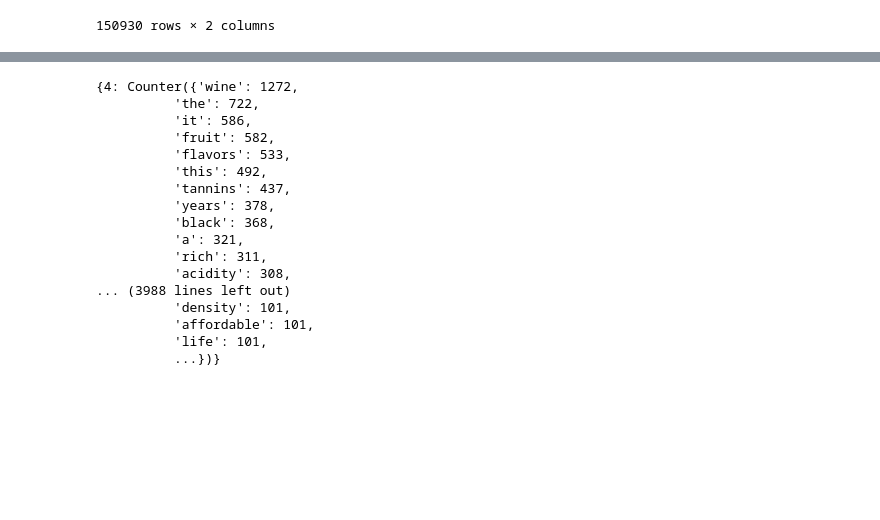
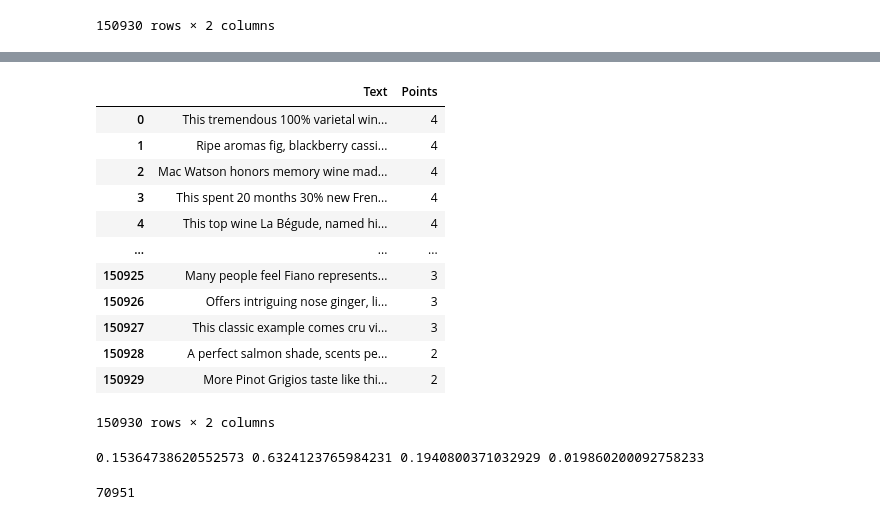
Before and after one commit to mistrydev6/Wine_Naive_Bayes, a Jupyter notebook: PA.ipynb, the cells around one changed output, grey strips where cells are left out. Saved outputs shown, nothing was run; the diff lists cells and outputs as text; code cells hidden in the pictures; blank space fills up the shorter version.

```diff
--- a/PA.ipynb
+++ b/PA.ipynb
@@ -130,20 +134,0 @@ Counter({'wine': 48954, 'flavors': 41942, 'fruit': 32515, 'the': 30492, 'it': 26
-# %%
-bag_of_words_per_class
-# %% [output]
-{4: Counter({'wine': 1272,
-          'the': 722,
-          'it': 586,
-          'fruit': 582,
-          'flavors': 533,
-          'this': 492,
-          'tannins': 437,
-          'years': 378,
-          'black': 368,
-          'a': 321,
-          'rich': 311,
-          'acidity': 308,
-... (3988 lines left out)
-          'density': 101,
-          'affordable': 101,
-          'life': 101,
-          ...})}
@@ -149,0 +158,18 @@ bag_of_words_per_class
+# %%
+df2 = pd.DataFrame({"Text": corpus, "Points":df["Points_Class"]})
+# %%
+df2
+# %% [output]
+|  | Text | Points |
+| 0 | This tremendous 100% varietal win... | 4 |
+| 1 | Ripe aromas fig, blackberry cassi... | 4 |
+| 2 | Mac Watson honors memory wine mad... | 4 |
+| 3 | This spent 20 months 30% new Fren... | 4 |
+| 4 | This top wine La Bégude, named hi... | 4 |
+| ... | ... | ... |
+| 150925 | Many people feel Fiano represents... | 3 |
+| 150926 | Offers intriguing nose ginger, li... | 3 |
+| 150927 | This classic example comes cru vi... | 3 |
+| 150928 | A perfect salmon shade, scents pe... | 2 |
+| 150929 | More Pinot Grigios taste like thi... | 2 |
+150930 rows × 2 columns
@@ -149,0 +181,14 @@ bag_of_words_per_class
+# %%
+one = np.count_nonzero(y_train == 1) / len(y_train)
+two = np.count_nonzero(y_train == 2) / len(y_train)
+three = np.count_nonzero(y_train == 3) / len(y_train)
+four = np.count_nonzero(y_train == 4) / len(y_train)
+
+print(one, two, three, four)
+# %% [output]
+0.15364738620552573 0.6324123765984231 0.1940800371032929 0.019860200092758233
+# %%
+V_size = len(vocabulary_train)
+V_size
+# %% [output]
+70951
```
Also changed, not shown: parts of 11 cells of this notebook.
